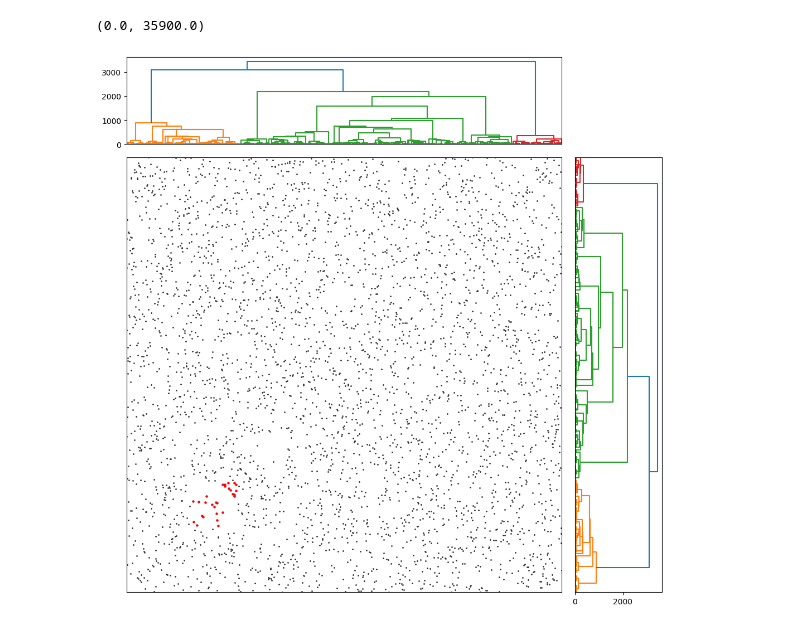
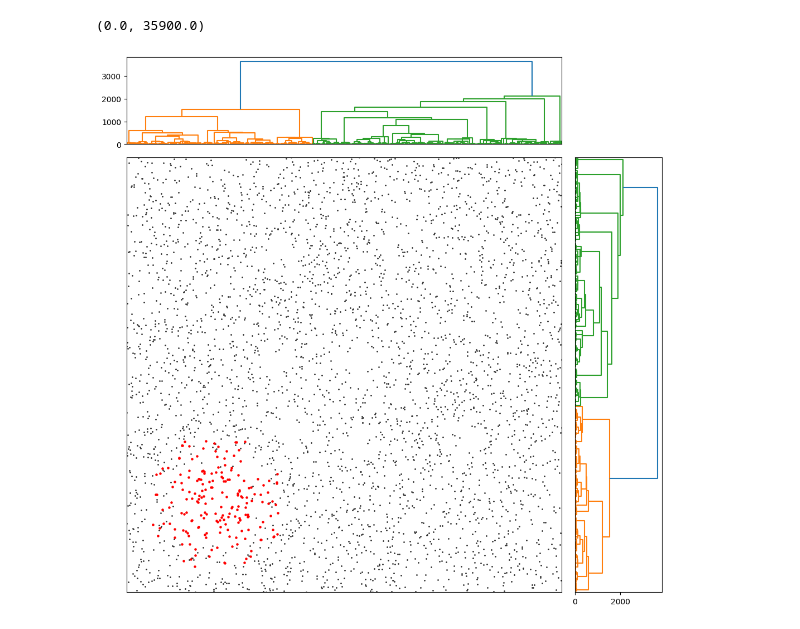
Before and after one commit to eugenioguzman/pollo, a Jupyter notebook: mock_demo.ipynb, the cells around one changed output. Saved outputs shown, nothing was run; the diff lists cells and outputs as text; code cells hidden in the pictures.

```diff
--- a/mock_demo.ipynb
+++ b/mock_demo.ipynb
@@ -40,27 +21,27 @@ l = Z
 # %%
 fig = plt.figure(figsize=(12, 12))
 gs = fig.add_gridspec(2, 2,  width_ratios=(5, 1), height_ratios=(1, 5),
                       left=0.1, right=0.9, bottom=0.1, top=0.9,
                       wspace=0.05, hspace=0.05)
 ax = fig.add_subplot(gs[1, 0])
 axh = fig.add_subplot(gs[0, 0], sharex=ax)
 axv = fig.add_subplot(gs[1, 1], sharey=ax)
 da = hierarchy.dendrogram(l, no_labels=True, ax=axh, orientation='top')
 db = hierarchy.dendrogram(l, no_labels=True, ax=axv, orientation='right')
-cnva = { int(j): i for i, j in enumerate(da["ivl"])}
-cnvb = { int(j): i for i, j in enumerate(db["ivl"])}
+cnva = { i: int(j) for i, j in enumerate(da["ivl"])}
+cnvb = { i: int(j) for i, j in enumerate(db["ivl"])}
 A = np.vectorize(cnva.get)(np.arange(sz).reshape(-1, 2))
 B = np.vectorize(cnvb.get)(np.arange(sz).reshape(-1, 2))
 c = 10
 sel = (
     (8e7*(A[:,0]-725.)**(-2) < np.random.uniform(sz)) |
     (8e7*(A[:,1]-725.)**(-2) < np.random.uniform(sz))
 )
 ax.scatter(A[sel, 0]*c, B[sel, 1]*c, s=1, color="#333")
 ax.scatter(A[sel, 1]*c, B[sel, 0]*c, s=1, color="#333")
 ax.scatter(A[~sel, 0]*c, B[~sel, 1]*c, s=5, color="#f00")
 ax.scatter(A[~sel, 1]*c, B[~sel, 0]*c, s=5, color="#f00")
 ax.get_xlim()
 # %% [output]
 (0.0, 35900.0)
-[figure, old version]
+[figure, new version]
```
Also changed, not shown: parts of 1 cell of this notebook, 5 other files.
